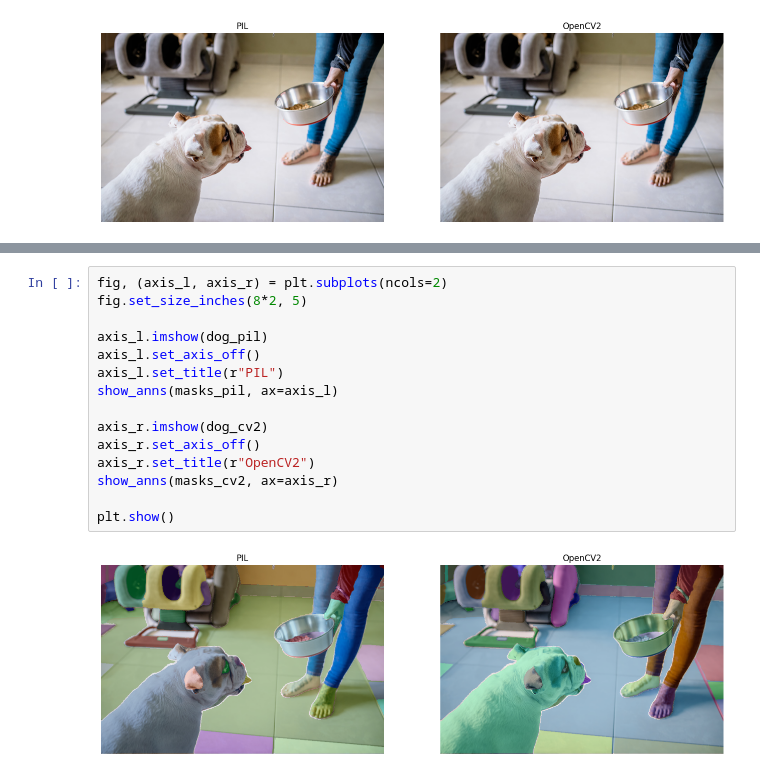
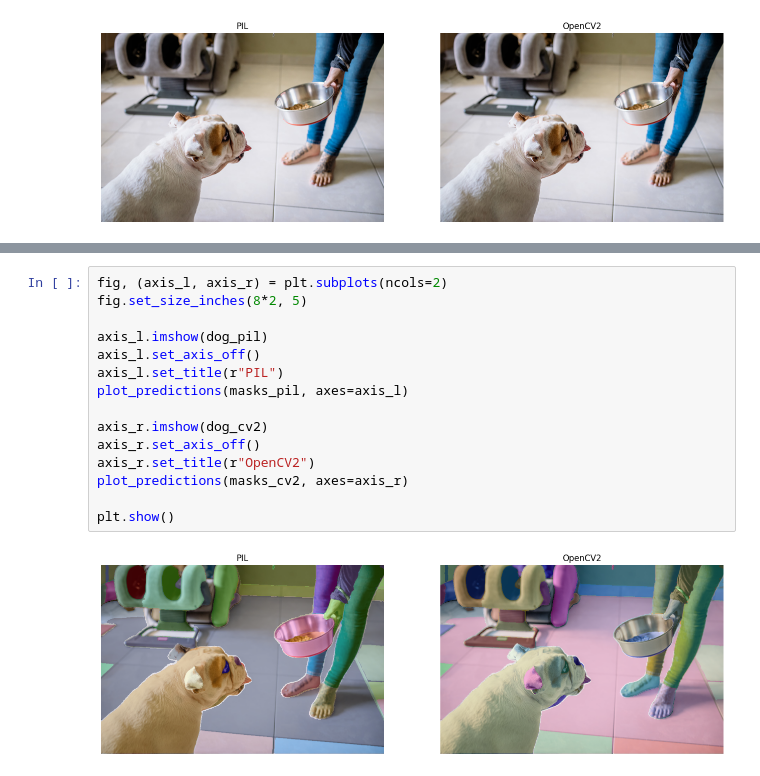
Before and after one commit to anoban/wsu, a Jupyter notebook: semseg/colourchannels.ipynb, the cells around one changed output, grey strips where cells are left out. Saved outputs shown, nothing was run; the diff lists cells and outputs as text.

Commit message:
modified:   semseg/colourchannels.ipynb 	modified:   semseg/masks.ipynb 	modified:   semseg/utils.py

```diff
--- a/semseg/colourchannels.ipynb
+++ b/semseg/colourchannels.ipynb
@@ -86,17 +67,17 @@ masks_pil
 # %%
 fig, (axis_l, axis_r) = plt.subplots(ncols=2)
 fig.set_size_inches(8*2, 5)
 
 axis_l.imshow(dog_pil)
 axis_l.set_axis_off()
 axis_l.set_title(r"PIL")
-show_anns(masks_pil, ax=axis_l)
+plot_predictions(masks_pil, axes=axis_l)
 
 axis_r.imshow(dog_cv2)
 axis_r.set_axis_off()
 axis_r.set_title(r"OpenCV2")
-show_anns(masks_cv2, ax=axis_r)
+plot_predictions(masks_cv2, axes=axis_r)
 
 plt.show()
 # %% [output]
-[figure, old version]
+[figure, new version]
```
Also changed, not shown: parts of 2 cells of this notebook, 2 other files.
